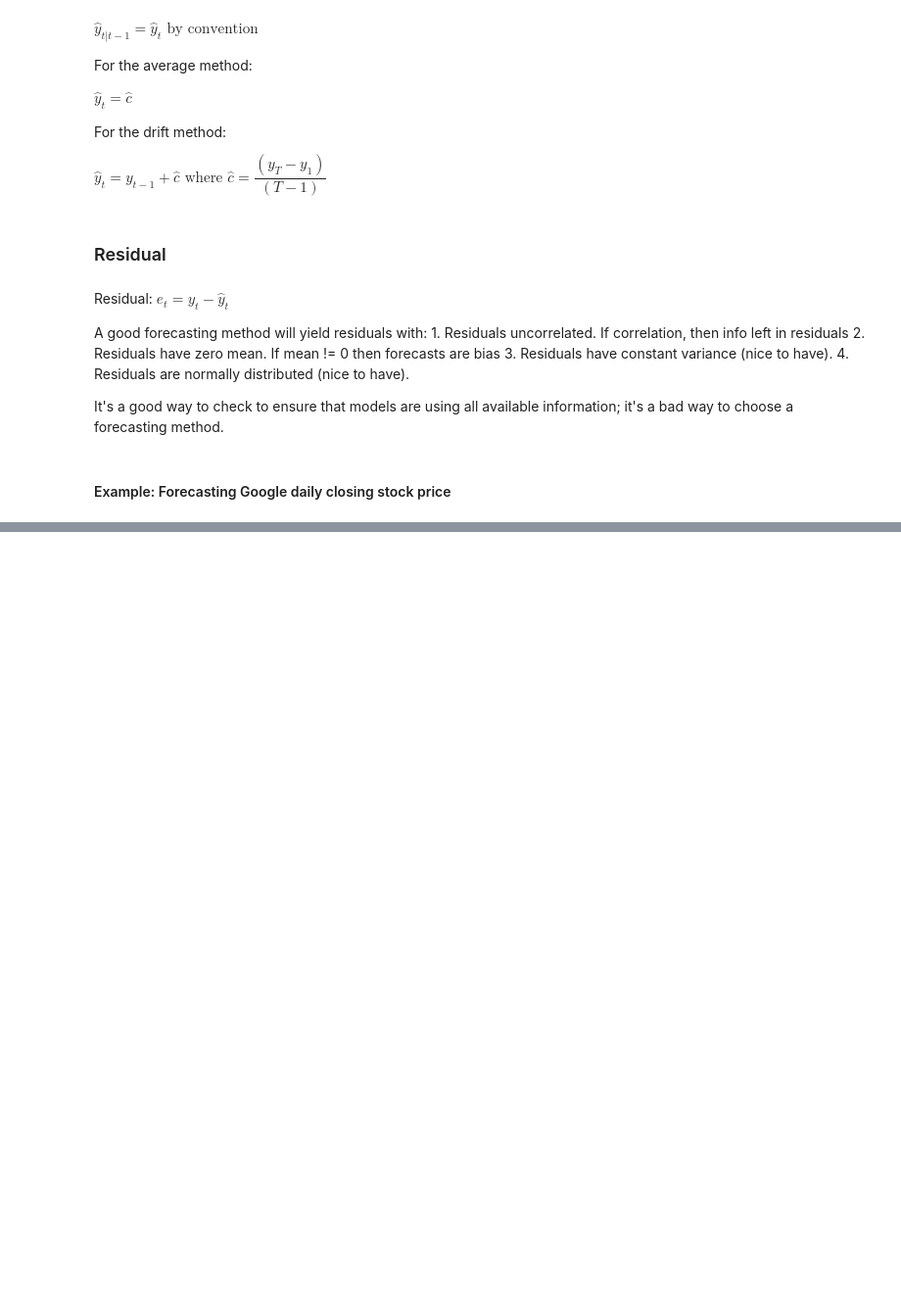
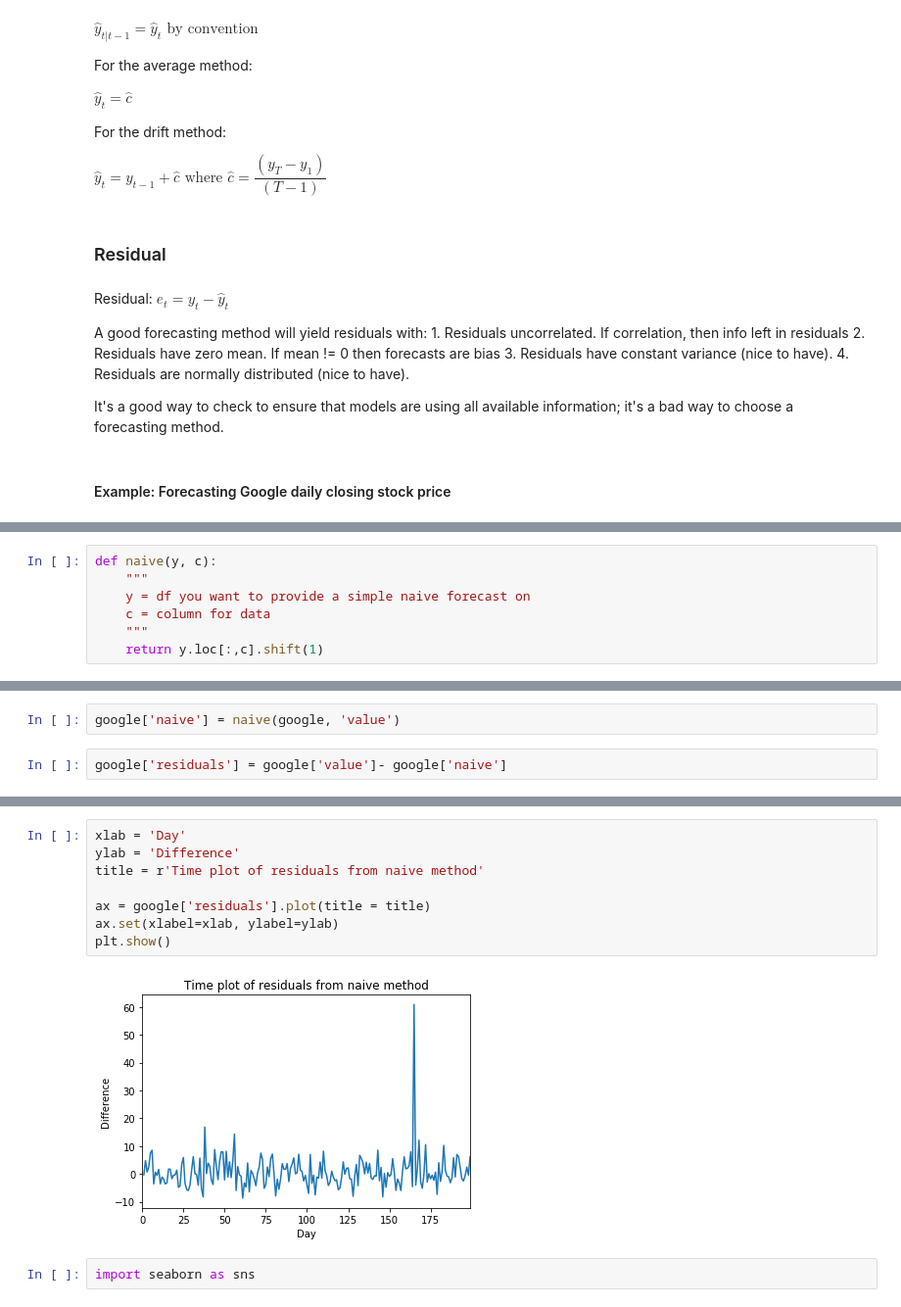
Before and after one commit to robahall/tswalkthrough, a Jupyter notebook: notebooks/2.0_rah_time_forecasters_toolbox.ipynb, the cells around one changed output, grey strips where cells are left out. Shown: that part at 98% size. Saved outputs shown, nothing was run; the diff lists cells and outputs as text; blank space fills up the shorter version.

```diff
--- a/notebooks/2.0_rah_time_forecasters_toolbox.ipynb
+++ b/notebooks/2.0_rah_time_forecasters_toolbox.ipynb
@@ -304,0 +320,7 @@ It's a good way to check to ensure that models are using all available informati
+# %%
+def naive(y, c):
+    """
+    y = df you want to provide a simple naive forecast on
+    c = column for data
+    """
+    return y.loc[:,c].shift(1)
@@ -304,0 +339,4 @@ It's a good way to check to ensure that models are using all available informati
+# %%
+google['naive'] = naive(google, 'value')
+# %%
+google['residuals'] = google['value']- google['naive']
@@ -304,0 +352,12 @@ It's a good way to check to ensure that models are using all available informati
+# %%
+xlab = 'Day'
+ylab = 'Difference'
+title = r'Time plot of residuals from naive method'
+
+ax = google['residuals'].plot(title = title)
+ax.set(xlabel=xlab, ylabel=ylab)
+plt.show()
+# %% [output]
+[figure, added]
+# %%
+import seaborn as sns
```
Also changed, not shown: parts of 15 cells of this notebook.
